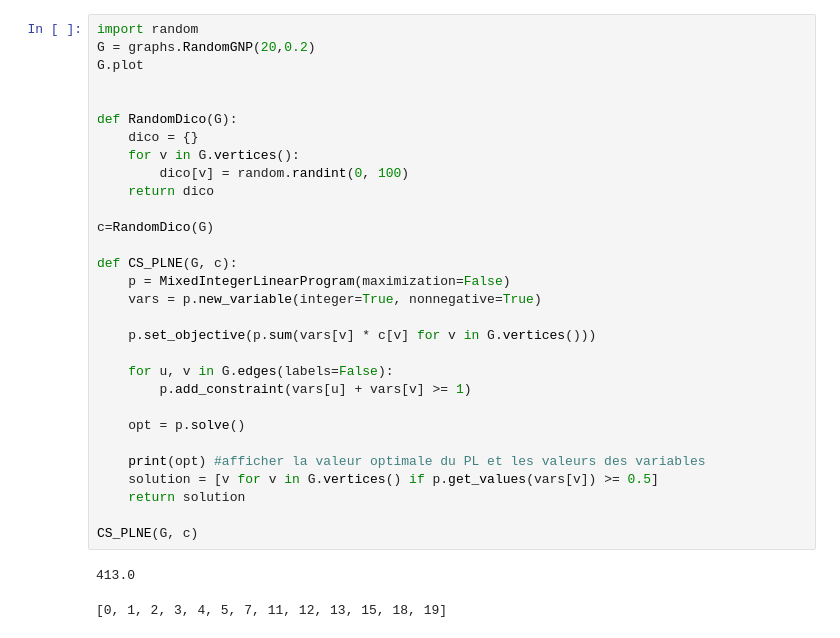
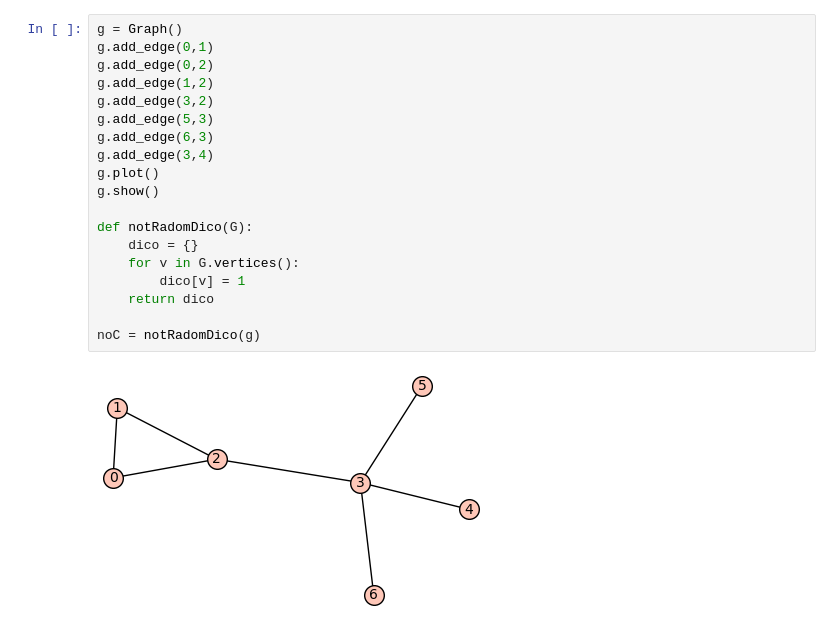
Before and after one commit to augustefy/MethodeOpty, a Jupyter notebook: tp2.ipynb, the cells around one changed output. Drawn from its saved outputs; the diff is of its cells as text.

```diff
--- a/tp2.ipynb
+++ b/tp2.ipynb
@@ -1,33 +1,21 @@
 # %%
-import random
-G = graphs.RandomGNP(20,0.2)
-G.plot
+g = Graph()
+g.add_edge(0,1)
+g.add_edge(0,2)
+g.add_edge(1,2)
+g.add_edge(3,2)
+g.add_edge(5,3)
+g.add_edge(6,3)
+g.add_edge(3,4)
+g.plot()
+g.show()
 
-
-def RandomDico(G):
+def notRadomDico(G):
     dico = {}
     for v in G.vertices():
-        dico[v] = random.randint(0, 100)
+        dico[v] = 1
     return dico
 
-c=RandomDico(G)
-
-def CS_PLNE(G, c):
-    p = MixedIntegerLinearProgram(maximization=False)
-    vars = p.new_variable(integer=True, nonnegative=True)
-
-    p.set_objective(p.sum(vars[v] * c[v] for v in G.vertices()))
-
-    for u, v in G.edges(labels=False):
-        p.add_constraint(vars[u] + vars[v] >= 1)
-
-    opt = p.solve()
-
-    print(opt) #afficher la valeur optimale du PL et les valeurs des variables
-    solution = [v for v in G.vertices() if p.get_values(vars[v]) >= 0.5]
-    return solution
-
-CS_PLNE(G, c)
+noC = notRadomDico(g)
 # %% [output]
-413.0
-[0, 1, 2, 3, 4, 5, 7, 11, 12, 13, 15, 18, 19]
+[figure, added]
```
Also changed, not shown: parts of 3 cells of this notebook.
